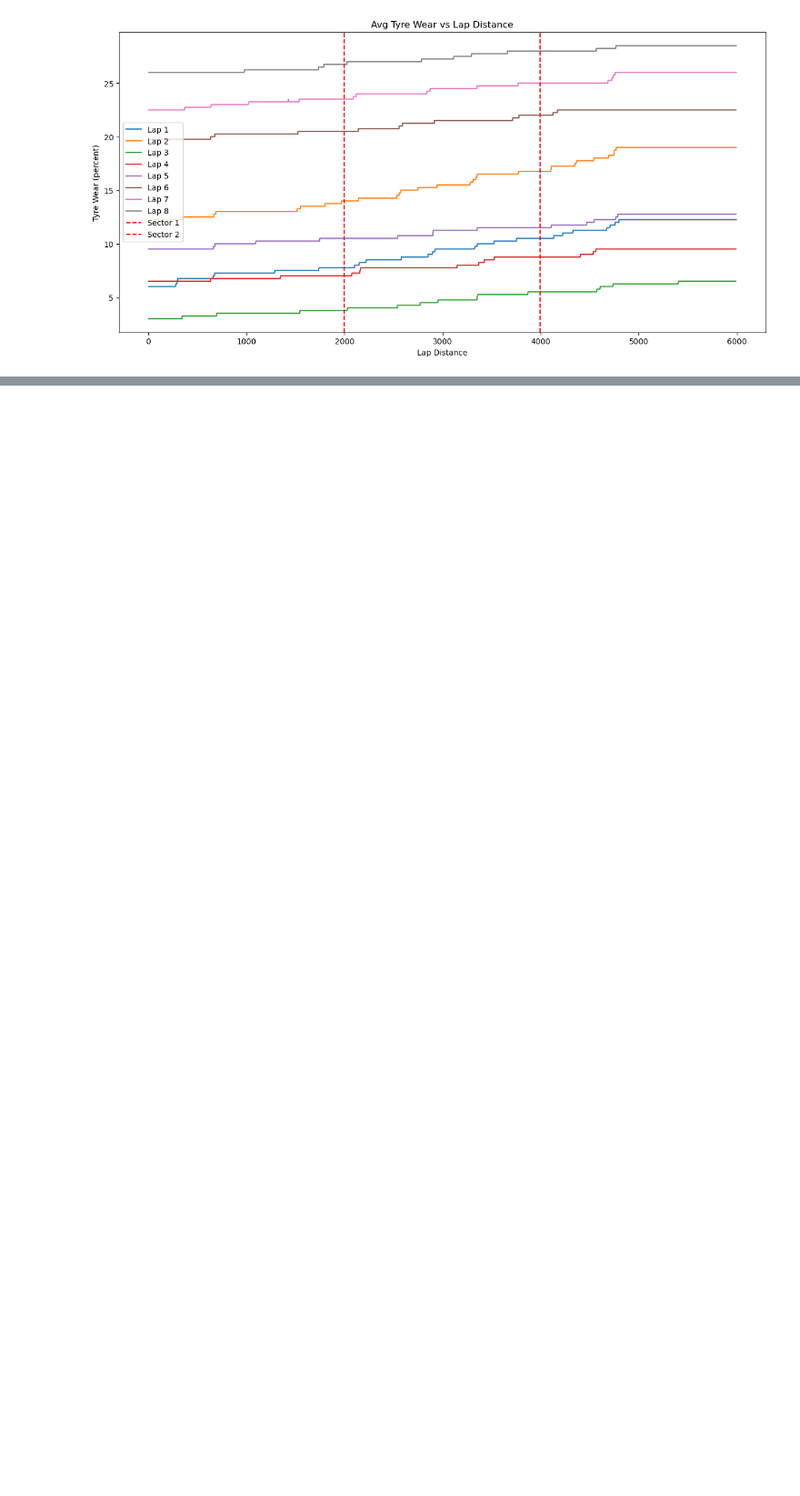
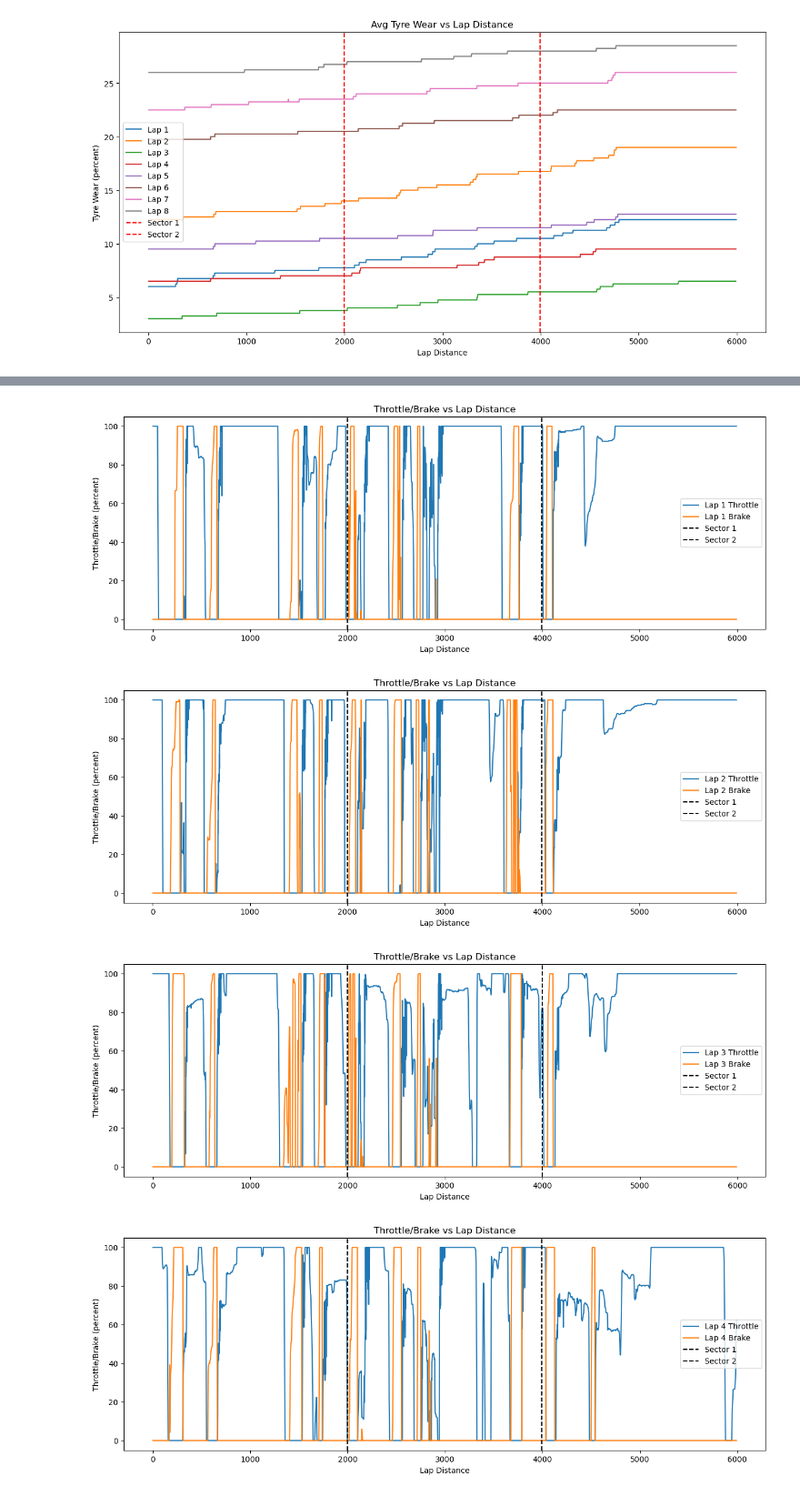
Before and after one commit to Mrugank-Upadhyay/Formula-1-Sim-Telemetry, a Jupyter notebook: practice-fp3-data-analysis.ipynb, the cells around one changed output, grey strips where cells are left out. Shown at 91% size. Drawn from its saved outputs; the diff is of its cells as text; code cells hidden in the pictures; blank space fills up the shorter version.

```diff
--- a/practice-fp3-data-analysis.ipynb
+++ b/practice-fp3-data-analysis.ipynb
@@ -343,0 +342,23 @@ ValueError: label should be list-like and same length as y
+# %%
+
+throttle_brake_per_lap = throttle_per_lap.copy()
+
+
+for lap_df in throttle_brake_per_lap:
+    lap_df["brake"] = lap_df["brake"].transform(lambda x: x * 100 if x <= 1.0 else x)
+
+for lap_num, lap_data in enumerate(throttle_brake_per_lap):
+    lap_data.plot(x="lap_distance",
+                          y = ["throttle", "brake"],
+                          title="Throttle/Brake vs Lap Distance",
+                          label = [f"Lap {lap_num + 1} Throttle", f"Lap {lap_num + 1} Brake"],
+                          xlabel="Lap Distance", ylabel=f"Throttle/Brake (percent)", figsize=(15,5))
+    plt.axvline(x=max_bin_index/3, color="black", linestyle="--", label="Sector 1")
+    plt.axvline(x=max_bin_index/3 * 2, color="black", linestyle="--", label="Sector 2")
+    plt.legend()
+plt.show()
+# %% [output]
+[figure, added]
+[figure, added]
+[figure, added]
+[figure, added]
```
Also changed, not shown: parts of 8 cells of this notebook.
